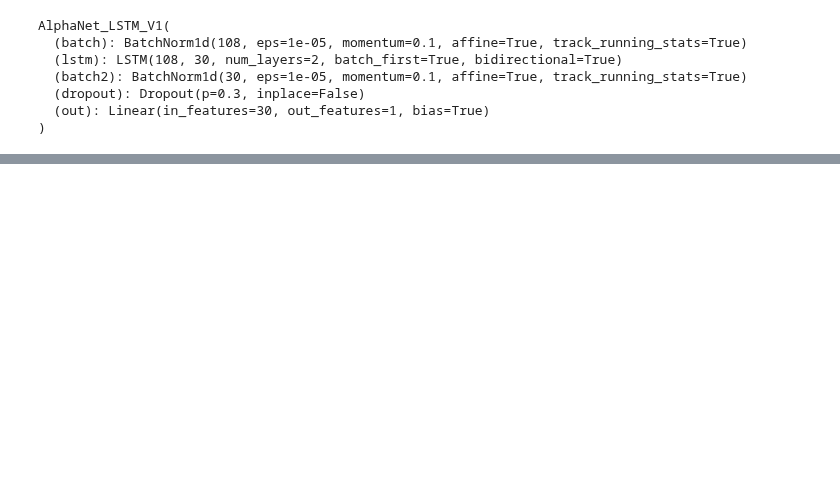
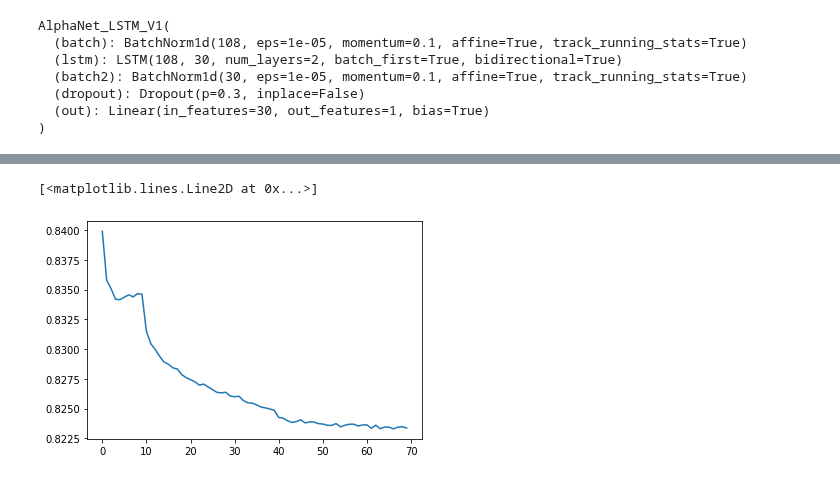
Before and after one commit to June24-Wu/Shannon, a Jupyter notebook: NoteBook/AlphaNet_LSTM/AlphaNet LSTM test.ipynb, the cells around one changed output, grey strips where cells are left out. Saved outputs shown, nothing was run; the diff lists cells and outputs as text; code cells hidden in the pictures; blank space fills up the shorter version.

```diff
--- a/NoteBook/AlphaNet_LSTM/AlphaNet LSTM test.ipynb
+++ b/NoteBook/AlphaNet_LSTM/AlphaNet LSTM test.ipynb
@@ -217,33 +217,0 @@ AttributeError: 'Model_Loader' object has no attribute 'transform'
-# %%
-alphanet = torch.load(model_path + "best_model.tar")
-alphanet = alphanet.cuda()
-# alphanet = torch.nn.parallel.DataParallel(alphanet)
-print(alphanet)
-total_length = trainx.shape[0]
-loss_function = nn.MSELoss().cuda()
-optimizer = optim.Adam(alphanet.parameters(), lr=0.001)
-loss_list = list(np.load(model_path + "loss.npy"))
-min_loss = min(loss_list)
-for epoch in tqdm(range(150)):
-    total_loss = 0
-    for _, (inputs, outputs) in enumerate(train_loader):
-        inputs = Variable(inputs).float().cuda()
-        outputs = Variable(outputs).float().cuda()
-        optimizer.zero_grad() # noticed:  the grad return to zero before starting the loop
-
-        # forward + backward +update
-        pred = alphanet(inputs)
-        pred = pred.cuda()
-        loss = loss_function(pred, outputs)
-        loss.backward()
-        optimizer.step()
-
-#         lr_list.append(optimizer.state_dict()['param_groups'][0]['lr'])
-        total_loss += loss.item()
-    total_loss = total_loss * batch_size / total_length
-    print('Epoch: ', epoch + 1, ' loss: ', total_loss)
-    loss_list.append(total_loss)
-    if total_loss < min_loss:
-        torch.save(alphanet,model_path + "best_model.tar")
-    np.save(model_path + "loss.npy", loss_list)
-torch.save(alphanet,model_path + "model.tar")
@@ -275 +256,6 @@ plt.savefig(model_path+"loss.png")
+# %%
+plt.plot(model_loader.loss_list)
+# %% [output]
+[<matplotlib.lines.Line2D at 0x...>]
+[figure, added]
 # %%
```
Also changed, not shown: parts of 14 cells of this notebook, 6 other files.
